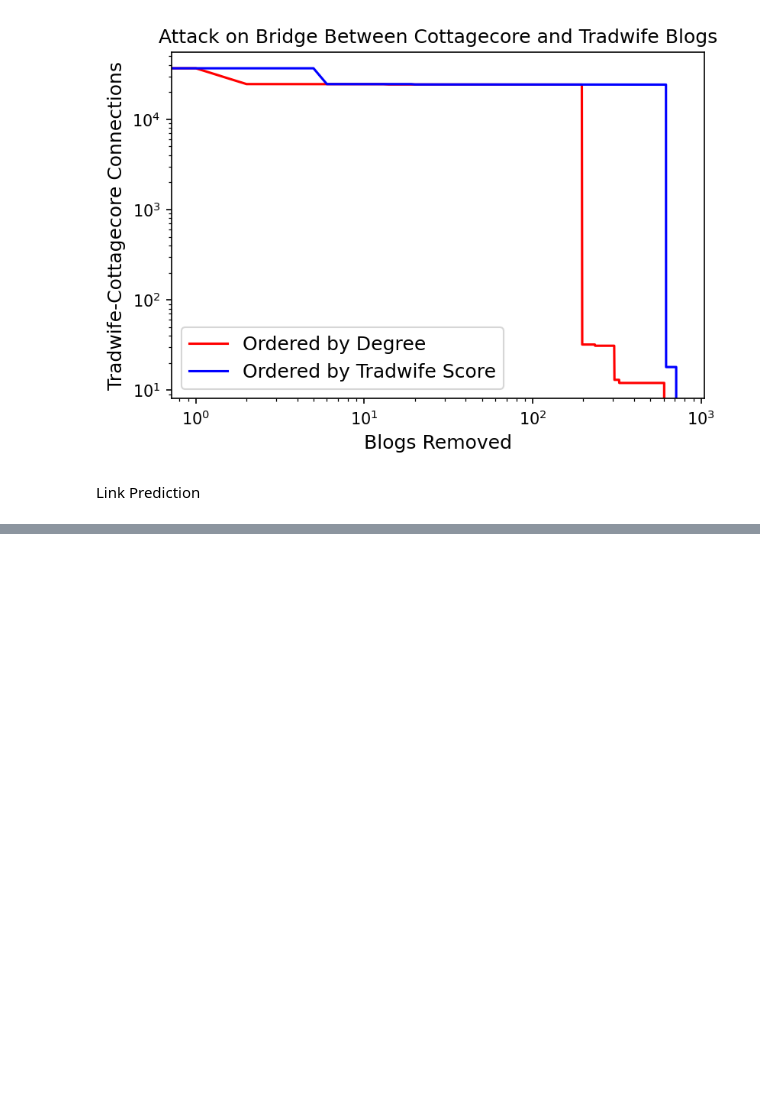
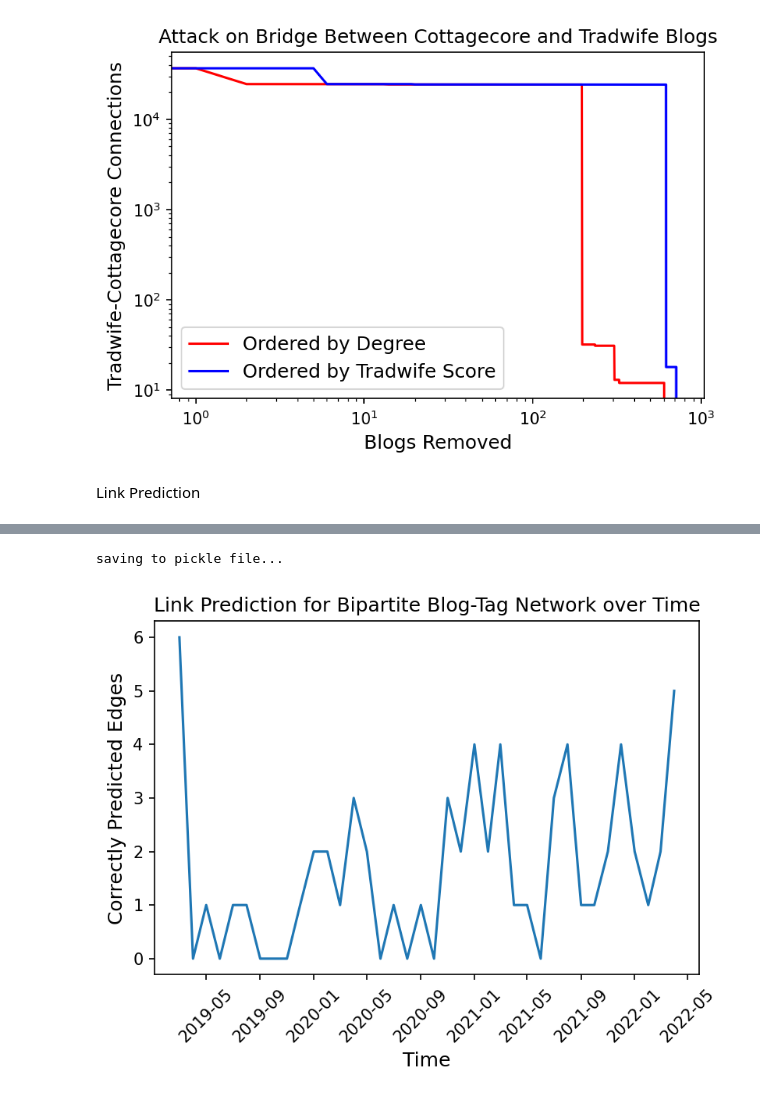
Before and after one commit to olivermallen/Cottagecore_Tradwife_Pipeline, a Jupyter notebook: network_analysis.ipynb, the cells around one changed output, grey strips where cells are left out. Cells and saved outputs as stored; diff of their text form; code cells hidden in the pictures; blank space fills up the shorter version.

```diff
--- a/network_analysis.ipynb
+++ b/network_analysis.ipynb
@@ -709,0 +483,26 @@ print(len(correctly_predicted_edges))
+# %%
+dates = pd.date_range('2019-01-01','2022-08-01', freq='MS').strftime("%Y-%m-%d %H:%M:%S").tolist()
+# %%
+start = 0
+mid = 2
+end = 5
+prediction_dict = {"start time":[], "mid time":[], "end time":[], "possible_edges":[], "correctly_predicted_edges":[]}
+threshold = 0.2
+while end<36:
+    print(start)
+    df1 = df[(df['time_posted'] > dates[start]) & (df['time_posted'] < dates[mid])]
+    G1 = make_bipartite(df1)
+    df2 = df[(df['time_posted'] > dates[mid]) & (df['time_posted'] < dates[end])]
+    G2 = make_bipartite(df2)
+    predicted_edges = lp_l3(G1, threshold)
+    true_edges = set(G2.edges()).difference(set(G1.edges()))
+    predicted_edges_set = set(predicted_edges.keys())
+    correctly_predicted_edges = true_edges.intersection(predicted_edges_set)
+    prediction_dict["start time"].append(dates[start])
+    prediction_dict["mid time"].append(dates[mid])
+    prediction_dict['end time'].append(dates[end])
+    prediction_dict["possible_edges"].append(len(true_edges))
+    prediction_dict["correctly_predicted_edges"].append(len(correctly_predicted_edges))
+    start = start + 1
+    mid = mid + 1
+    end = end + 1
@@ -709,0 +513,22 @@ print(len(correctly_predicted_edges))
+# %%
+print("saving to pickle file...")
+prediction_df = pd.DataFrame.from_dict(prediction_dict)
+prediction_df.to_pickle("link_prediction.pkl", compression='infer', protocol=5, storage_options=None)
+# %% [output]
+saving to pickle file...
+# %%
+fig, ax = plt.subplots(1,1,figsize=(6,4),dpi=150)
+
+prediction_df["mid time"] = prediction_df["mid time"].astype('datetime64[ns]')
+
+ax.plot(prediction_df["mid time"], prediction_df["correctly_predicted_edges"])
+
+
+ax.set_xlabel("Time", fontsize=12)
+ax.set_ylabel("Correctly Predicted Edges", fontsize=12)
+plt.xticks(rotation = 45)
+ax.set_title("Link Prediction for Bipartite Blog-Tag Network over Time")
+
+plt.show()
+# %% [output]
+[figure, added]
```
Also changed, not shown: parts of 62 cells of this notebook, 12 other files.
